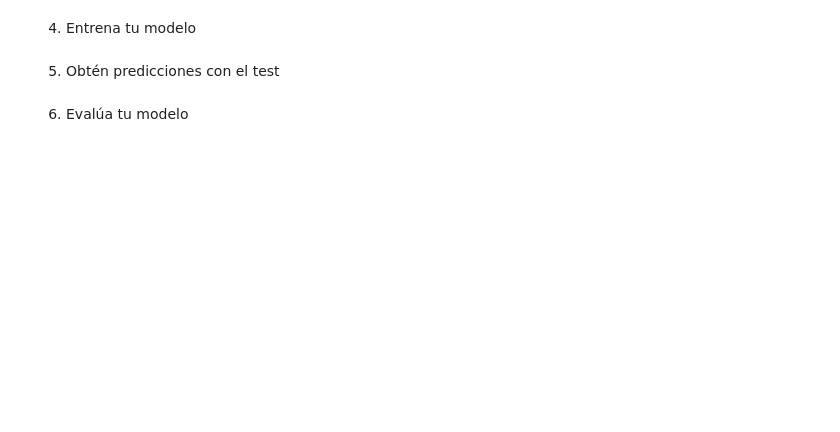
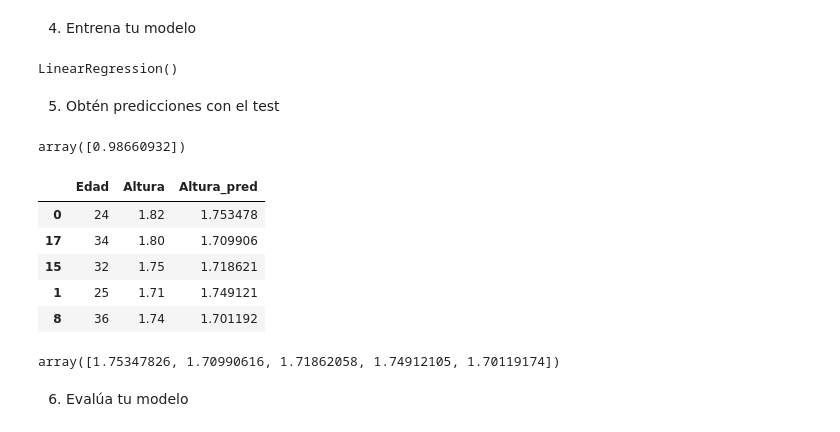
Before and after one commit to Mlcruz9/DS_TheBridgeBBK_SBIL2023, a Jupyter notebook: 3-Machine_Learning/1-Supervisado/1-Regression/1-Linear_Regression/ejercicios/1 Height.ipynb, the cells around one changed output. Cells and saved outputs as stored; diff of their text form; code cells hidden in the pictures; blank space fills up the shorter version.

```diff
--- a/3-Machine_Learning/1-Supervisado/1-Regression/1-Linear_Regression/ejercicios/1 Height.ipynb
+++ b/3-Machine_Learning/1-Supervisado/1-Regression/1-Linear_Regression/ejercicios/1 Height.ipynb
@@ -44,4 +114,32 @@ import numpy as np
+# %%
+lr = LinearRegression()
+lr.fit(X_train, Y_train)
+# %% [output]
+LinearRegression()
 # %% [markdown]
 5. Obtén predicciones con el test
+# %%
+predictions = lr.predict(X_test)
+# %%
+X_test['Altura'] = Y_test
+# %%
+X_test['Altura_pred'] = predictions
+# %%
+lr.predict([[200]])
+# %% [output]
+array([0.98660932])
+# %%
+X_test
+# %% [output]
+|  | Edad | Altura | Altura_pred |
+| 0 | 24 | 1.82 | 1.753478 |
+| 17 | 34 | 1.80 | 1.709906 |
+| 15 | 32 | 1.75 | 1.718621 |
+| 1 | 25 | 1.71 | 1.749121 |
+| 8 | 36 | 1.74 | 1.701192 |
+# %%
+predictions
+# %% [output]
+array([1.75347826, 1.70990616, 1.71862058, 1.74912105, 1.70119174])
 # %% [markdown]
 6. Evalúa tu modelo
```
Also changed, not shown: parts of 36 cells of this notebook, 1 other file.
